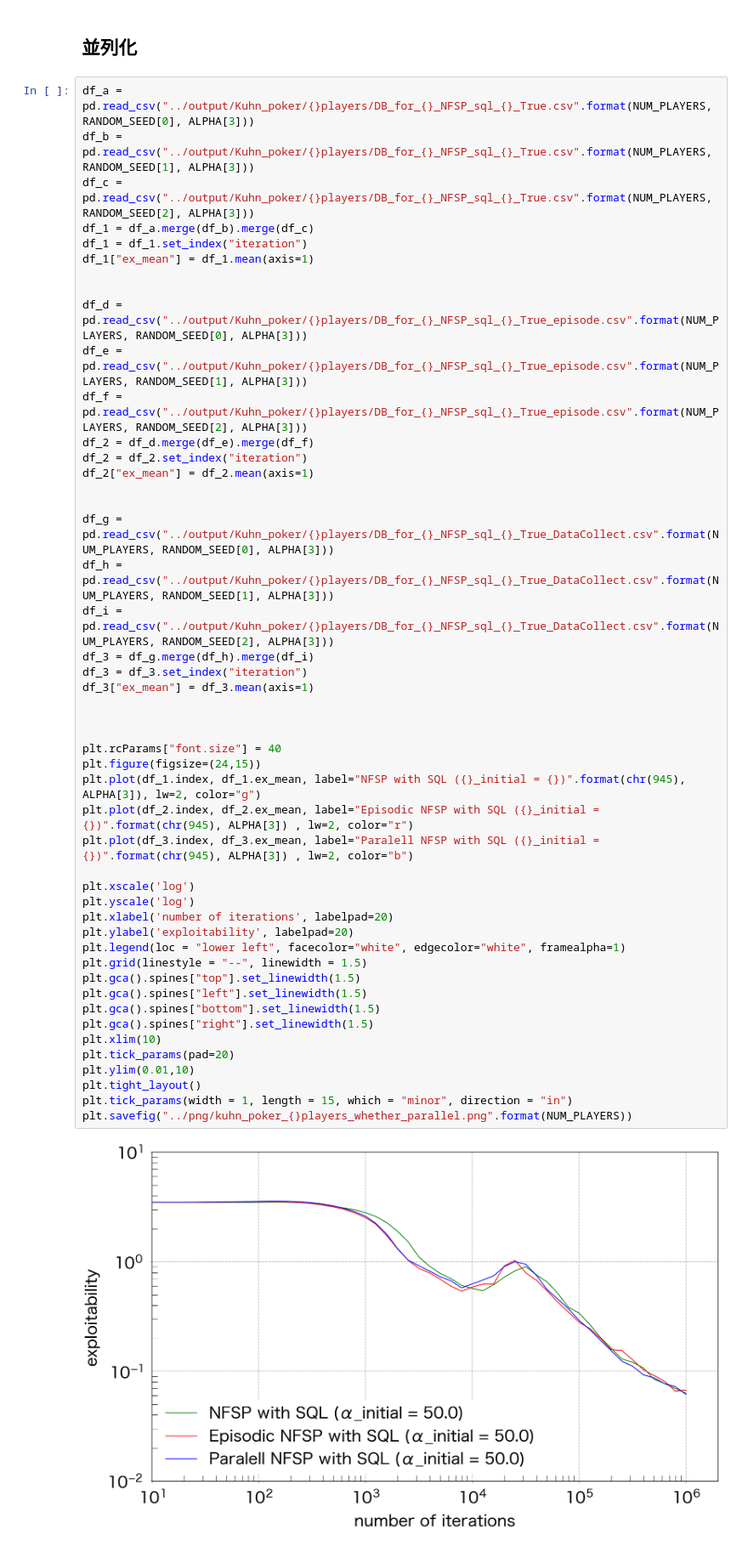
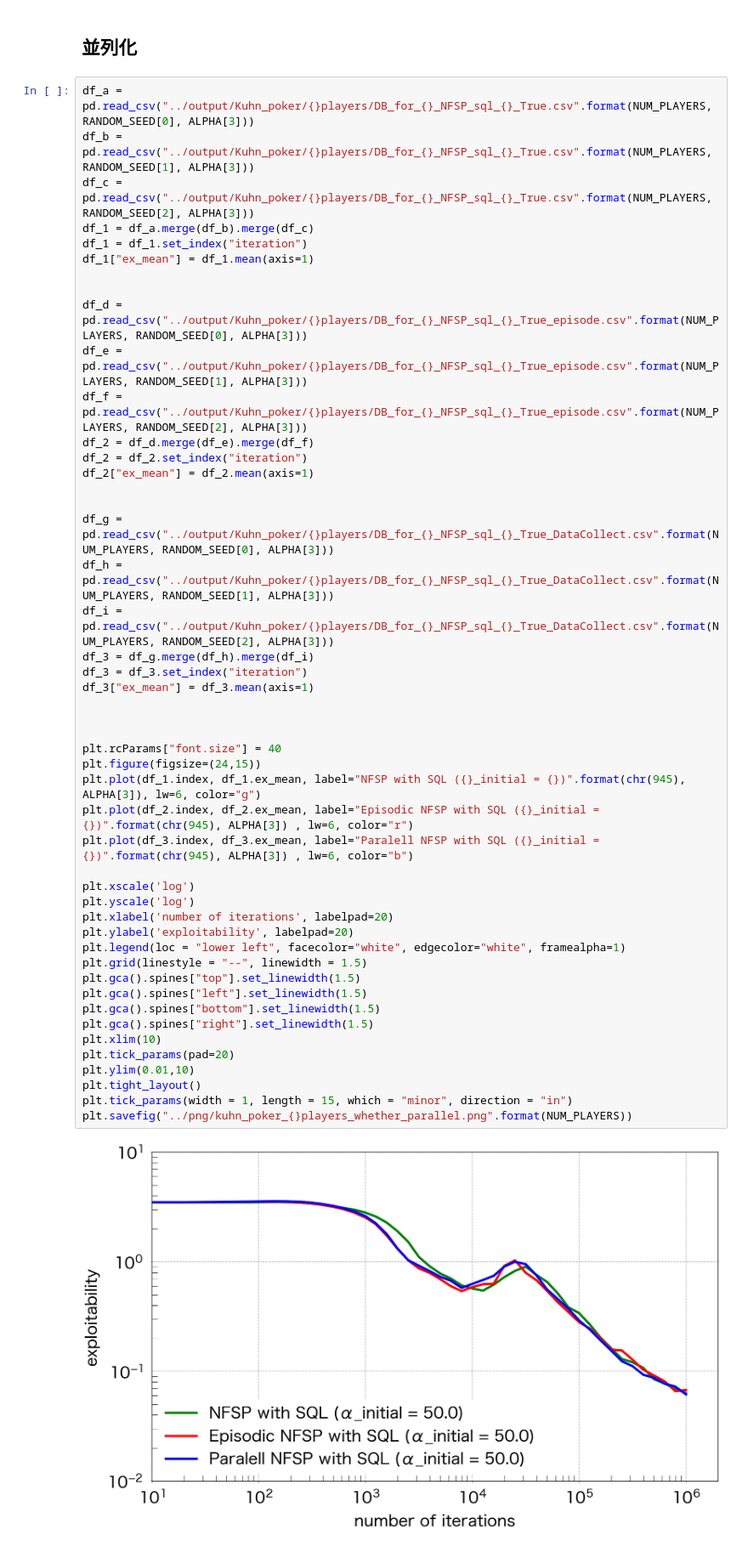
Before and after one commit to yusuke-sk/cfr, a Jupyter notebook: Other/Make_png/jupyter_notebook/kuhn_poker_4players.ipynb, the cells around one changed output. Shown at 85% size. Cells and saved outputs as stored; diff of their text form.

```diff
--- a/Other/Make_png/jupyter_notebook/kuhn_poker_4players.ipynb
+++ b/Other/Make_png/jupyter_notebook/kuhn_poker_4players.ipynb
@@ -218,34 +218,34 @@ df_2["ex_mean"] = df_2.mean(axis=1)
 
 df_g = pd.read_csv("../output/Kuhn_poker/{}players/DB_for_{}_NFSP_sql_{}_True_DataCollect.csv".format(NUM_PLAYERS, RANDOM_SEED[0], ALPHA[3]))
 df_h = pd.read_csv("../output/Kuhn_poker/{}players/DB_for_{}_NFSP_sql_{}_True_DataCollect.csv".format(NUM_PLAYERS, RANDOM_SEED[1], ALPHA[3]))
 df_i = pd.read_csv("../output/Kuhn_poker/{}players/DB_for_{}_NFSP_sql_{}_True_DataCollect.csv".format(NUM_PLAYERS, RANDOM_SEED[2], ALPHA[3]))
 df_3 = df_g.merge(df_h).merge(df_i)
 df_3 = df_3.set_index("iteration")
 df_3["ex_mean"] = df_3.mean(axis=1)
 
 
 
 plt.rcParams["font.size"] = 40
 plt.figure(figsize=(24,15))
-plt.plot(df_1.index, df_1.ex_mean, label="NFSP with SQL ({}_initial = {})".format(chr(945), ALPHA[3]), lw=2, color="g")
-plt.plot(df_2.index, df_2.ex_mean, label="Episodic NFSP with SQL ({}_initial = {})".format(chr(945), ALPHA[3]) , lw=2, color="r")
-plt.plot(df_3.index, df_3.ex_mean, label="Paralell NFSP with SQL ({}_initial = {})".format(chr(945), ALPHA[3]) , lw=2, color="b")
+plt.plot(df_1.index, df_1.ex_mean, label="NFSP with SQL ({}_initial = {})".format(chr(945), ALPHA[3]), lw=6, color="g")
+plt.plot(df_2.index, df_2.ex_mean, label="Episodic NFSP with SQL ({}_initial = {})".format(chr(945), ALPHA[3]) , lw=6, color="r")
+plt.plot(df_3.index, df_3.ex_mean, label="Paralell NFSP with SQL ({}_initial = {})".format(chr(945), ALPHA[3]) , lw=6, color="b")
 
 plt.xscale('log')
 plt.yscale('log')
 plt.xlabel('number of iterations', labelpad=20)
 plt.ylabel('exploitability', labelpad=20)
 plt.legend(loc = "lower left", facecolor="white", edgecolor="white", framealpha=1)
 plt.grid(linestyle = "--", linewidth = 1.5)
 plt.gca().spines["top"].set_linewidth(1.5)
 plt.gca().spines["left"].set_linewidth(1.5)
 plt.gca().spines["bottom"].set_linewidth(1.5)
 plt.gca().spines["right"].set_linewidth(1.5)
 plt.xlim(10)
 plt.tick_params(pad=20)
 plt.ylim(0.01,10)
 plt.tight_layout()
 plt.tick_params(width = 1, length = 15, which = "minor", direction = "in")
 plt.savefig("../png/kuhn_poker_{}players_whether_parallel.png".format(NUM_PLAYERS))
 # %% [output]
-[figure, old version]
+[figure, new version]
```
Also changed, not shown: parts of 3 cells of this notebook, 45 other files.
